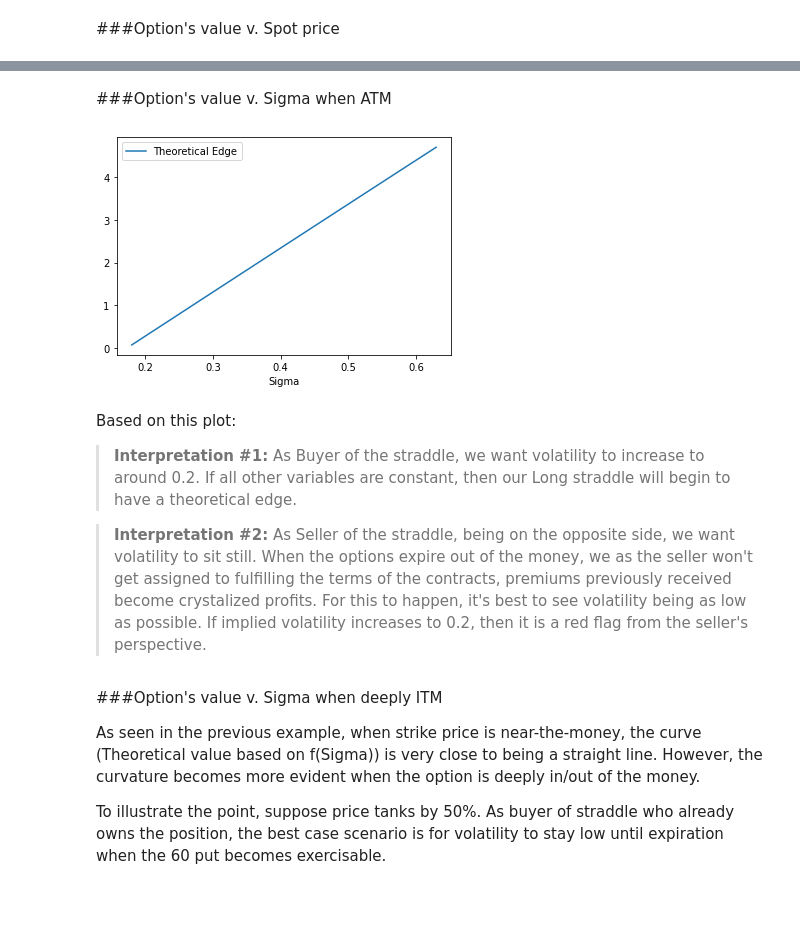
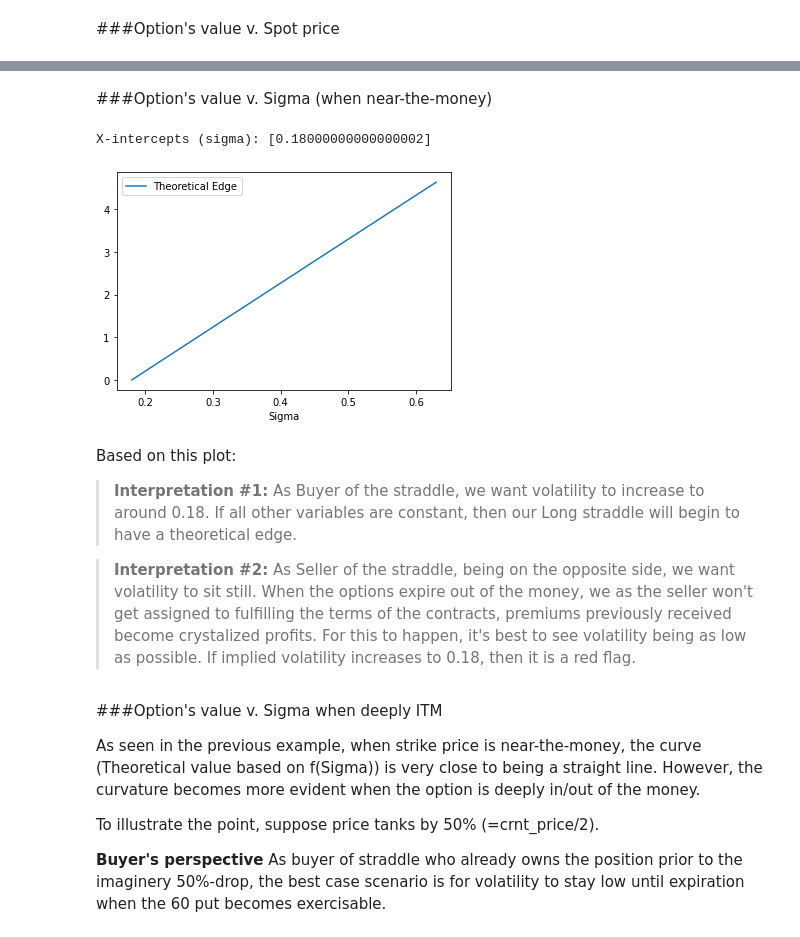
Before and after one commit to kevinhhl/options-pricing-tools-and-trading-strategies, a Jupyter notebook: Sensitivity_Analysis_Changes_in_Spot_and_Sigma.ipynb, the cells around one changed output, grey strips where cells are left out. Cells and saved outputs as stored; diff of their text form; code cells hidden in the pictures; blank space fills up the shorter version.

```diff
--- a/Sensitivity_Analysis_Changes_in_Spot_and_Sigma.ipynb
+++ b/Sensitivity_Analysis_Changes_in_Spot_and_Sigma.ipynb
@@ -261,35 +336,21 @@ Theoretical edge exists when price of underlying
 # %% [markdown]
-###Option's value v. Sigma when ATM
+###Option's value v. Sigma (when near-the-money)
-# %%
-step_sigma = .01
-list_x, list_y = [], []
-
-for i in range(-10,50):
-  _sigma = sigma + i*step_sigma
-  tmp_pos = position()
-
-  tmp_pos = position()
-  for e in pos.list_leg:
-    _leg = leg(side=e.side, contract=e.contract, size=e.size, date_today=date_today, s=crnt_price, r=riskfree_rate, sigma=_sigma)
-    tmp_pos.add_leg(_leg)
-
-  list_x.append(_sigma)
-  list_y.append(tmp_pos.total_th_edge)
-
-df = pd.DataFrame({ "Sigma":list_x, "Theoretical Edge":list_y } )
-df = df[df["Theoretical Edge"]>0]
-df.plot(x="Sigma", y="Theoretical Edge");
-# %% [output]
-[figure, removed]
+# %%
+sensit_edge_v_sigma(crnt_price, sigma, step_sigma=0.01, step_range_multiplier=range(-10,50))
+# %% [output]
+X-intercepts (sigma): [0.18000000000000002]
+[figure, added]
 # %% [markdown]
 Based on this plot:
 
-> **Interpretation #1:** As Buyer of the straddle, we want volatility to increase to around 0.2. If all other variables are constant, then our Long straddle will begin to have a theoretical edge.
+> **Interpretation #1:** As Buyer of the straddle, we want volatility to increase to around 0.18. If all other variables are constant, then our Long straddle will begin to have a theoretical edge.
 
-> **Interpretation #2:** As Seller of the straddle, being on the opposite side, we want volatility to sit still. When the options expire out of the money, we as the seller won't get assigned to fulfilling the terms of the contracts, premiums previously received become crystalized profits. For this to happen, it's best to see volatility being as low as possible. If implied volatility increases to 0.2, then it is a red flag from the seller's perspective.
+> **Interpretation #2:** As Seller of the straddle, being on the opposite side, we want volatility to sit still. When the options expire out of the money, we as the seller won't get assigned to fulfilling the terms of the contracts, premiums previously received become crystalized profits. For this to happen, it's best to see volatility being as low as possible. If implied volatility increases to 0.18, then it is a red flag.
 # %% [markdown]
 ###Option's value v. Sigma when deeply ITM
 
 As seen in the previous example, when strike price is near-the-money, the curve (Theoretical value based on f(Sigma)) is very close to being a straight line. However, the curvature becomes more evident when the option is deeply in/out of the money.
 
-To illustrate the point, suppose price tanks by 50%. As buyer of straddle who already owns the position, the best case scenario is for volatility to stay low until expiration when the 60 put becomes exercisable.
+To illustrate the point, suppose price tanks by 50% (=crnt_price/2).
+
+**Buyer's perspective** As buyer of straddle who already owns the position prior to the imaginery 50%-drop, the best case scenario is for volatility to stay low until expiration when the 60 put becomes exercisable.
```
Also changed, not shown: parts of 25 cells of this notebook.
